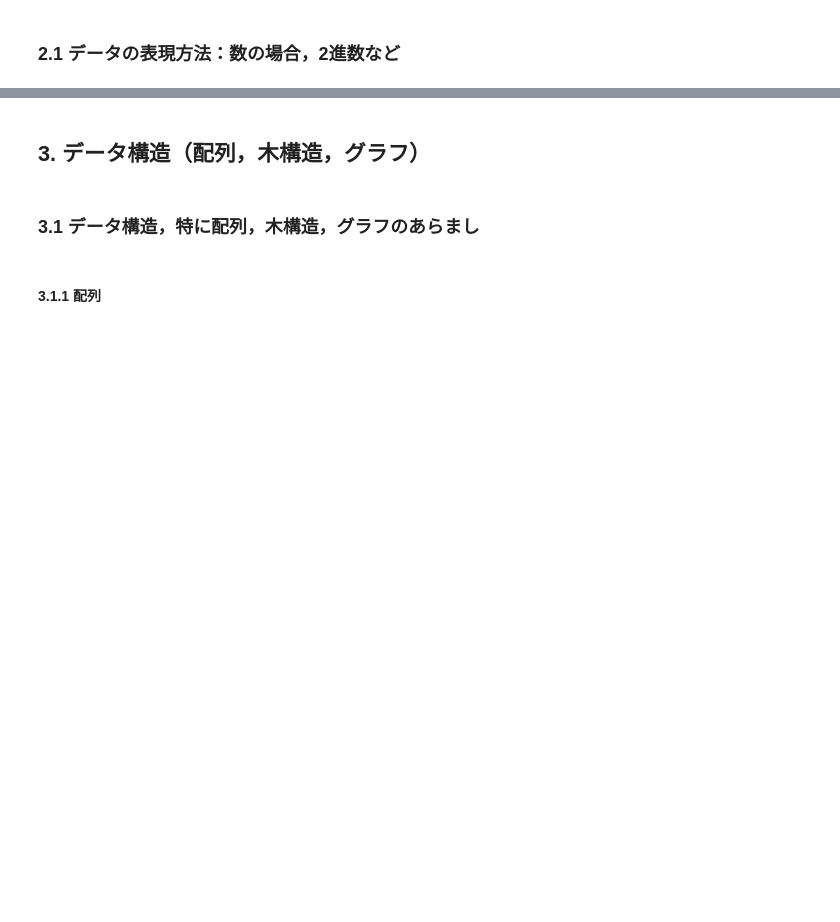
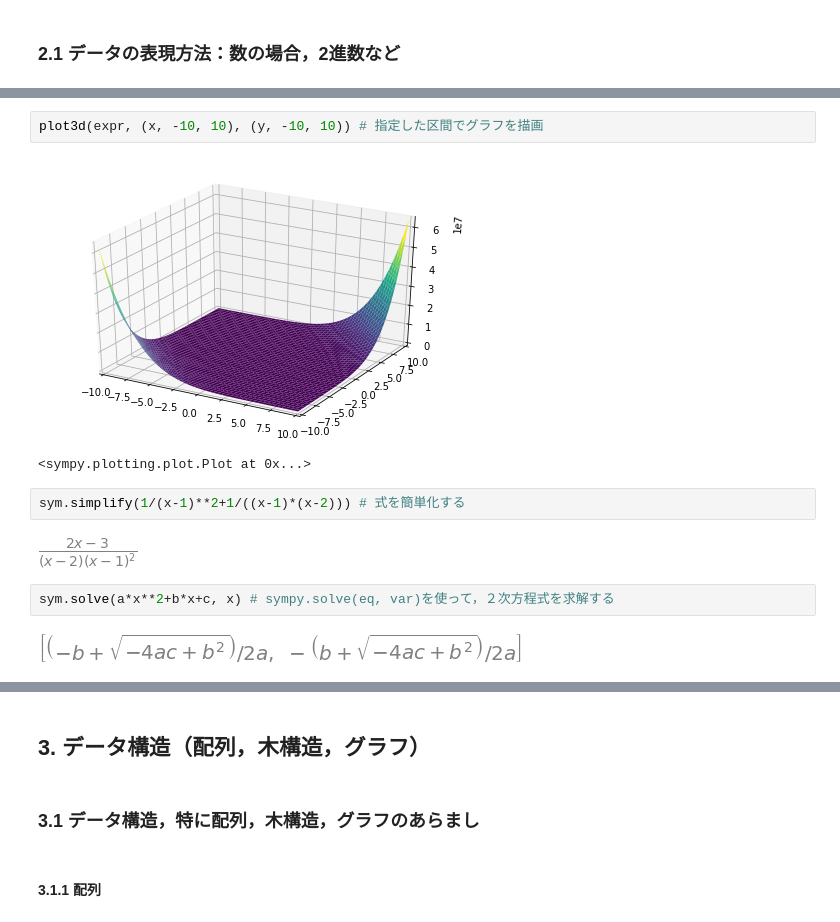
Before and after one commit to MDASH-shinshu/MDASH-T-DE, a Jupyter notebook: 2/2_data_expression_colab.ipynb, the cells around one changed output, grey strips where cells are left out. Drawn from its saved outputs; the diff is of its cells as text; blank space fills up the shorter version.

```diff
--- a/2/2_data_expression_colab.ipynb
+++ b/2/2_data_expression_colab.ipynb
@@ -105,0 +205,13 @@
+# %%
+plot3d(expr, (x, -10, 10), (y, -10, 10)) # 指定した区間でグラフを描画
+# %% [output]
+[figure, added]
+<sympy.plotting.plot.Plot at 0x...>
+# %%
+sym.simplify(1/(x-1)**2+1/((x-1)*(x-2))) # 式を簡単化する
+# %% [output]
+[figure, added]
+# %%
+sym.solve(a*x**2+b*x+c, x) # sympy.solve(eq, var)を使って，２次方程式を求解する
+# %% [output]
+[figure, added]
```
Also changed, not shown: parts of 30 cells of this notebook.
